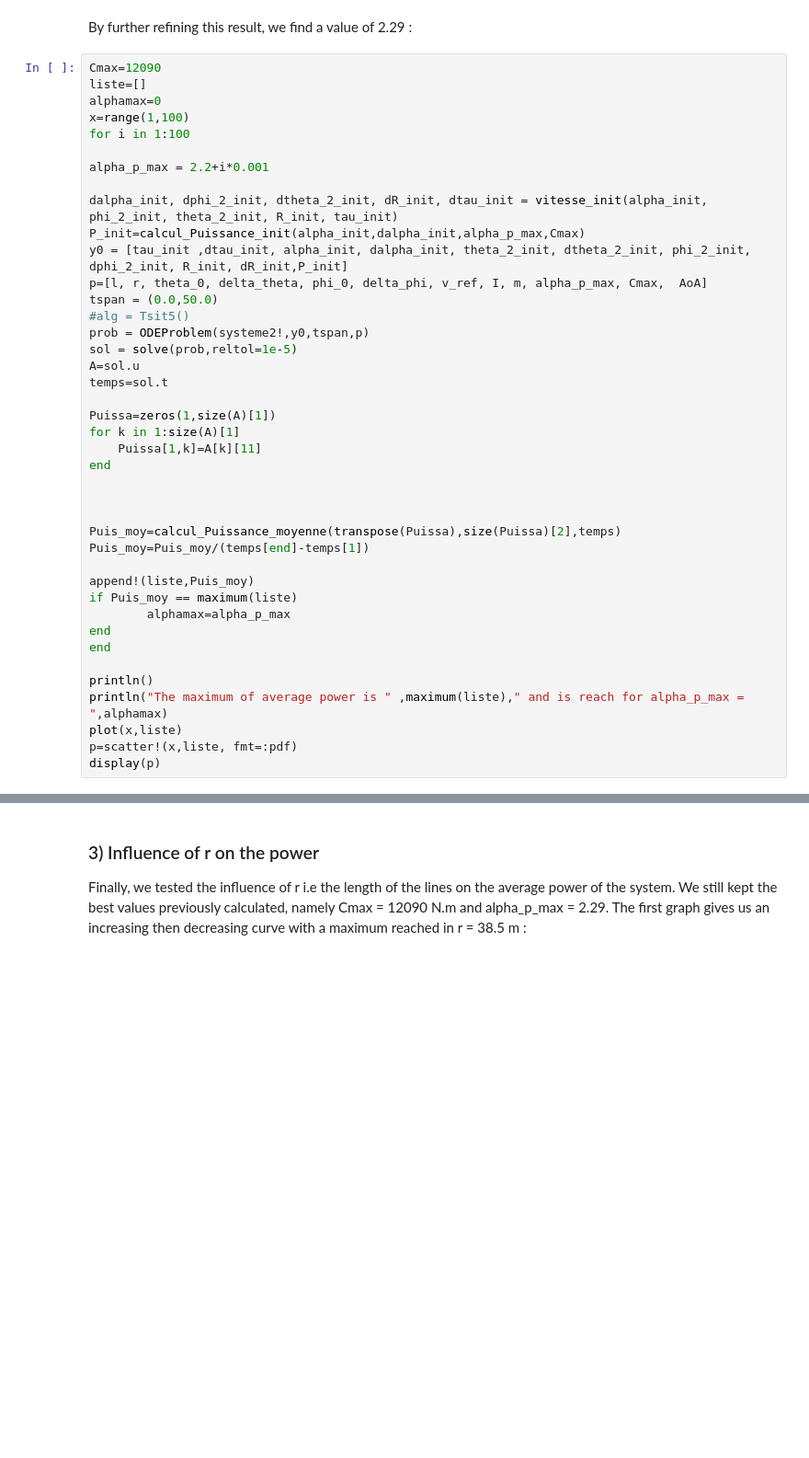
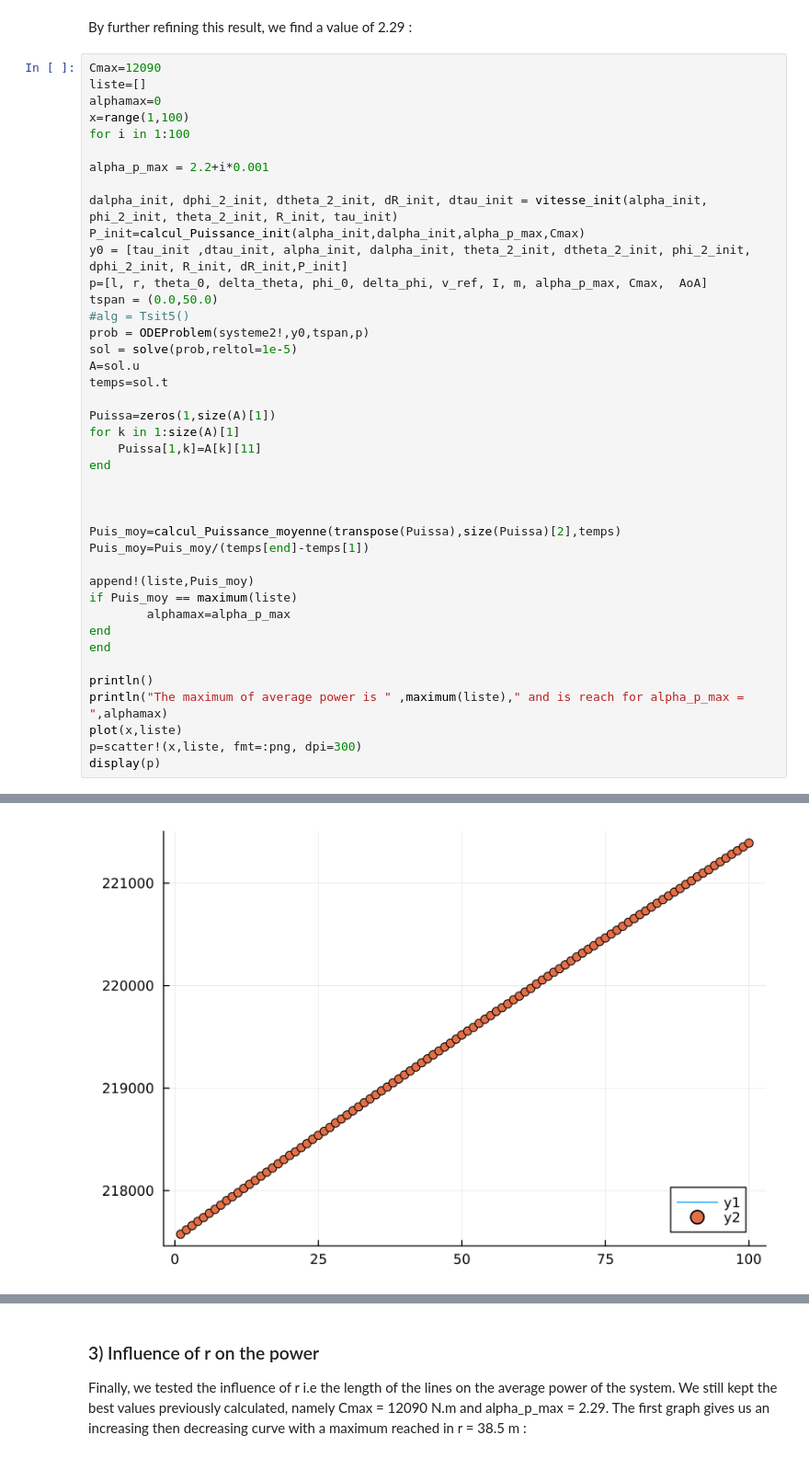
Before and after one commit to jbcaillau/jbcaillau.github.io, a Jupyter notebook: report-lheureux-mari.ipynb, the cells around one changed output, grey strips where cells are left out. Shown at 92% size. Saved outputs shown, nothing was run; the diff lists cells and outputs as text; blank space fills up the shorter version.

```diff
--- a/report-lheureux-mari.ipynb
+++ b/report-lheureux-mari.ipynb
@@ -759,34 +761,35 @@ y0 = [tau_init ,dtau_init, alpha_init, dalpha_init, theta_2_init, dtheta_2_init,
 p=[l, r, theta_0, delta_theta, phi_0, delta_phi, v_ref, I, m, alpha_p_max, Cmax,  AoA]
 tspan = (0.0,50.0)
 #alg = Tsit5()
 prob = ODEProblem(systeme2!,y0,tspan,p)
 sol = solve(prob,reltol=1e-5)
 A=sol.u
 temps=sol.t
 
 Puissa=zeros(1,size(A)[1])
 for k in 1:size(A)[1]
     Puissa[1,k]=A[k][11]
 end
 
 
 
 Puis_moy=calcul_Puissance_moyenne(transpose(Puissa),size(Puissa)[2],temps)
 Puis_moy=Puis_moy/(temps[end]-temps[1])
 
 append!(liste,Puis_moy)
 if Puis_moy == maximum(liste)
         alphamax=alpha_p_max
 end
 end
 
 println()
 println("The maximum of average power is " ,maximum(liste)," and is reach for alpha_p_max = ",alphamax)
 plot(x,liste)
-p=scatter!(x,liste, fmt=:pdf)
+p=scatter!(x,liste, fmt=:png, dpi=300)
 display(p)
 # %% [output]
 The maximum of average power is 221390.33796071808 and is reach for alpha_p_max = 2.3000000000000003
+[figure, added]
 # %% [markdown]
 <a id='ID12'>
 # %% [markdown]
```
Also changed, not shown: parts of 4 cells of this notebook.
